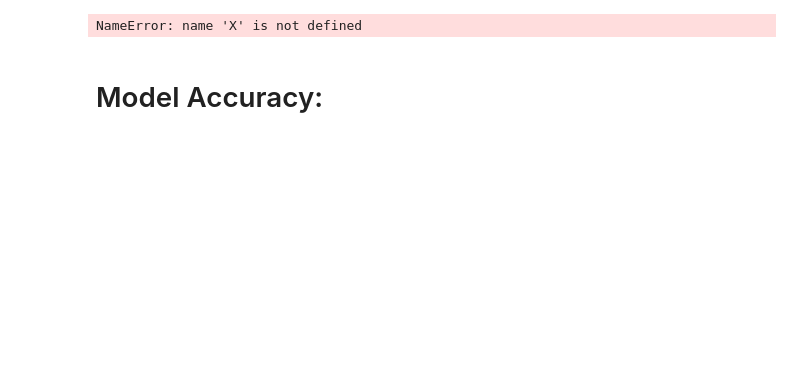
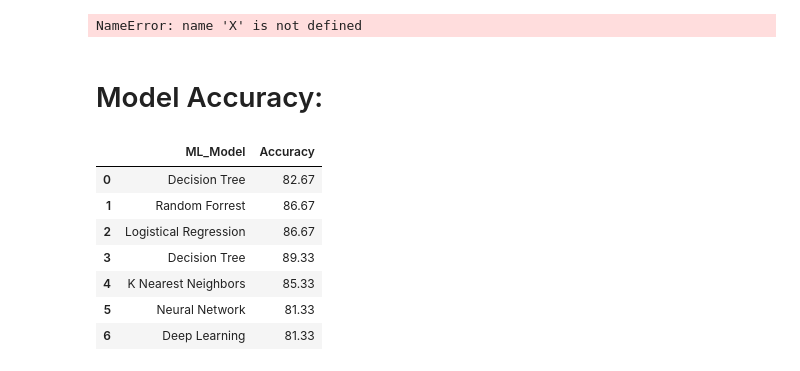
Before and after one commit to trevorguleserian/FinalProject, a Jupyter notebook: HeartFailure.ipynb, the cells around one changed output. Drawn from its saved outputs; the diff is of its cells as text; code cells hidden in the pictures; blank space fills up the shorter version.

```diff
--- a/HeartFailure.ipynb
+++ b/HeartFailure.ipynb
@@ -503,0 +506,23 @@ NNA = (model_accuracy * 100)
+# %%
+Accuracy_df = pd.DataFrame({"ML_Model":["Decision Tree","Random Forrest","Logistical Regression","Decision Tree","K Nearest Neighbors","Neural Network","Deep Learning"],
+                            "Accuracy":[DTA, RFA, LRA, SVMA, KNNA, NNA, DLA]
+                             })
+
+Accuracy_df
+
+
+# pharaoh_df = pd.DataFrame(
+#     {"Dynasty": ["Early Dynastic Period", "Old Kingdom"],
+#      "Pharaoh": ["Thinis", "Memphis"]
+#      }
+# )
+# pharaoh_df
+# %% [output]
+|  | ML_Model | Accuracy |
+| 0 | Decision Tree | 82.67 |
+| 1 | Random Forrest | 86.67 |
+| 2 | Logistical Regression | 86.67 |
+| 3 | Decision Tree | 89.33 |
+| 4 | K Nearest Neighbors | 85.33 |
+| 5 | Neural Network | 81.33 |
+| 6 | Deep Learning | 81.33 |
```
Also changed, not shown: parts of 12 cells of this notebook, 1 other file.
